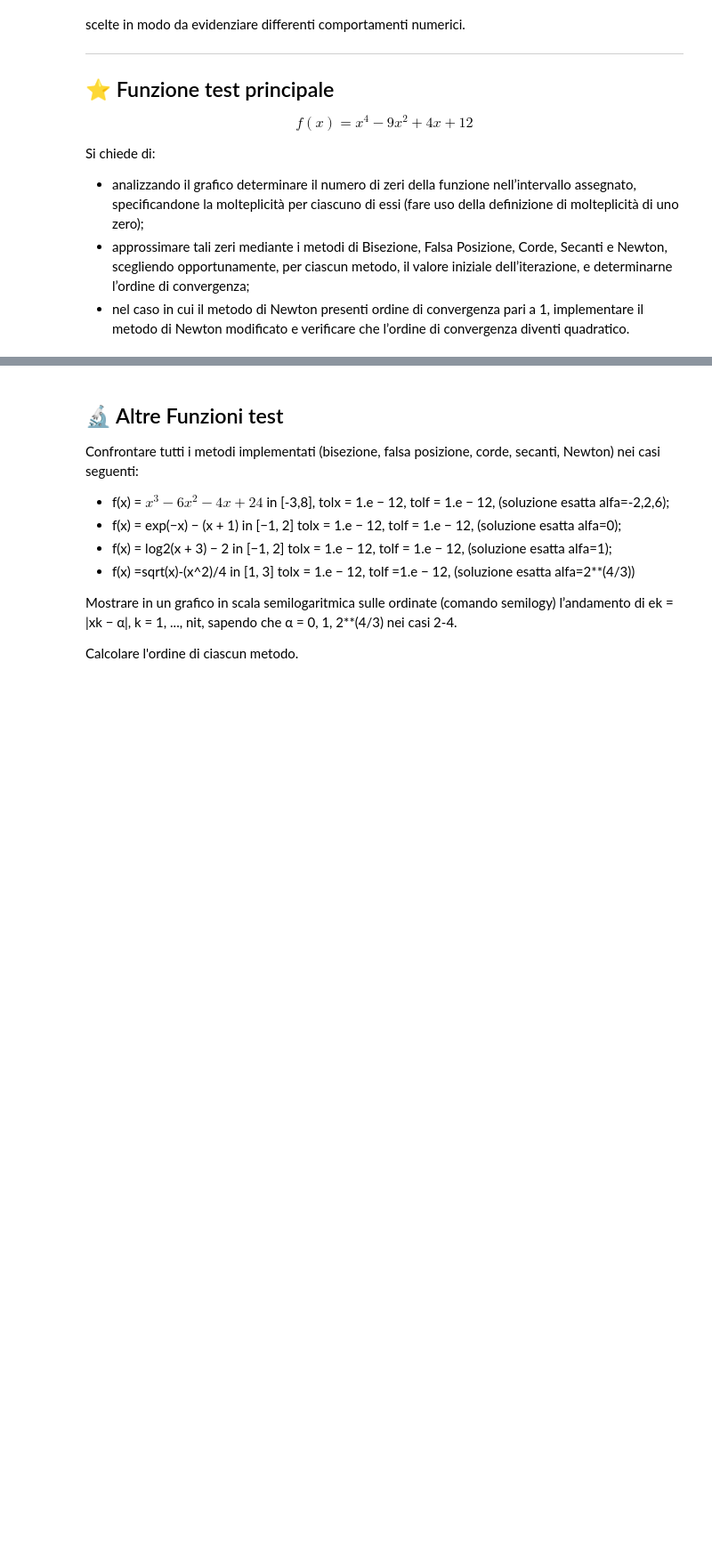
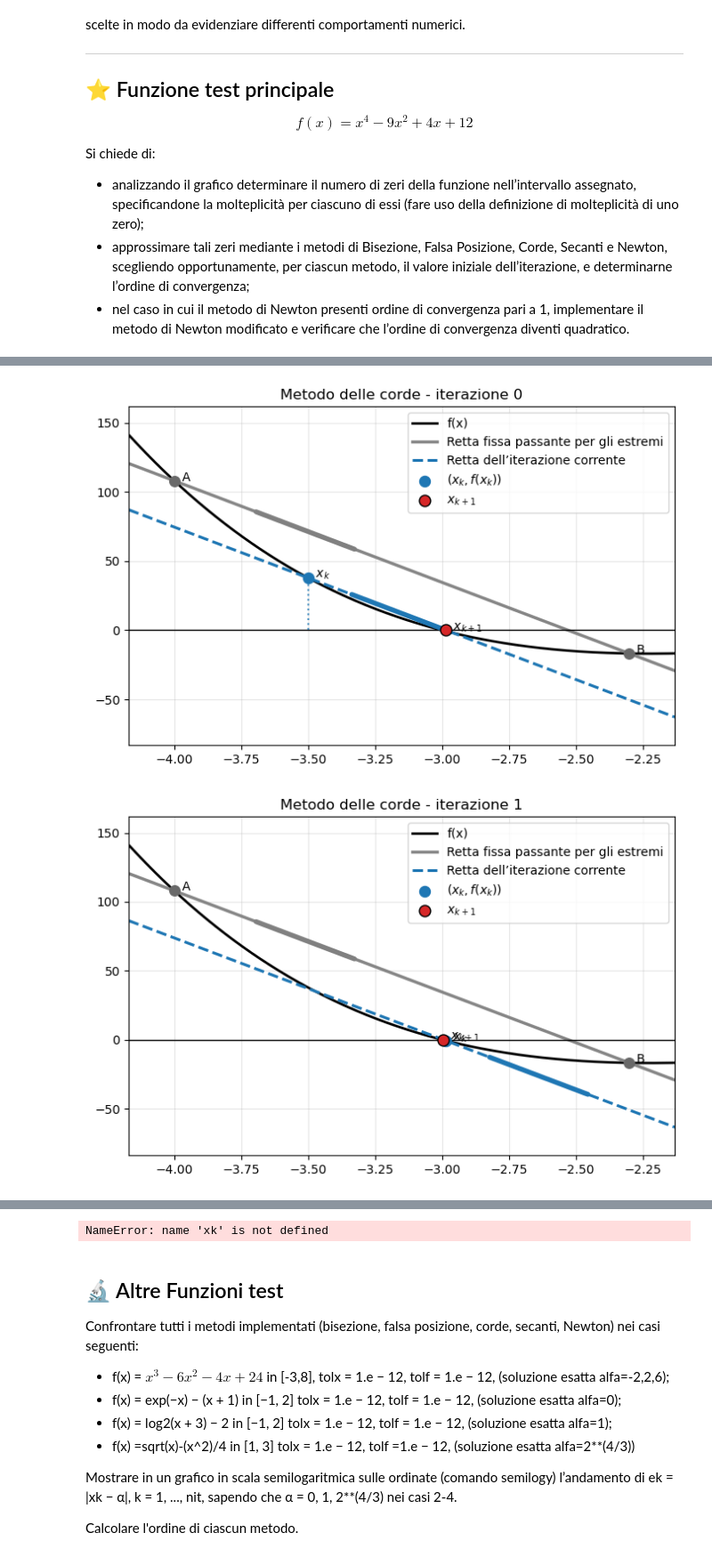
Before and after one commit to Hachi-69/Unibo-Computer-Science-and-Engineering-Year-2, a Jupyter notebook: Numerical-Methods-for-Artificial-Intelligence/Lab7/Laboratorio31_Marzo_2026/Laboratorio7.ipynb, the cells around one changed output, grey strips where cells are left out. Shown at 89% size. Saved outputs shown, nothing was run; the diff lists cells and outputs as text; code cells hidden in the pictures; blank space fills up the shorter version.

```diff
--- a/Numerical-Methods-for-Artificial-Intelligence/Lab7/Laboratorio31_Marzo_2026/Laboratorio7.ipynb
+++ b/Numerical-Methods-for-Artificial-Intelligence/Lab7/Laboratorio31_Marzo_2026/Laboratorio7.ipynb
@@ -82,0 +156,7 @@ Si chiede di:
+# %%
+coeff_ang = (f(b1) - f(a1)) / (b1 - a1)
+x0 = -3.5
+zero1_f, it1_f, xk1_f = zeri.corde(f, a1, b1, x0, coeff_ang, tolx, tolf, max_it)
+# %% [output]
+[figure, added]
+[figure, added]
@@ -83,3 +167,4 @@ Si chiede di:
+NameError: name 'xk' is not defined
 # %% [markdown]
  ## 🔬 Altre Funzioni test
  Confrontare tutti i metodi implementati (bisezione, falsa posizione, corde, secanti, Newton) nei casi seguenti:
```
Also changed, not shown: parts of 6 cells of this notebook, 2 other files.
